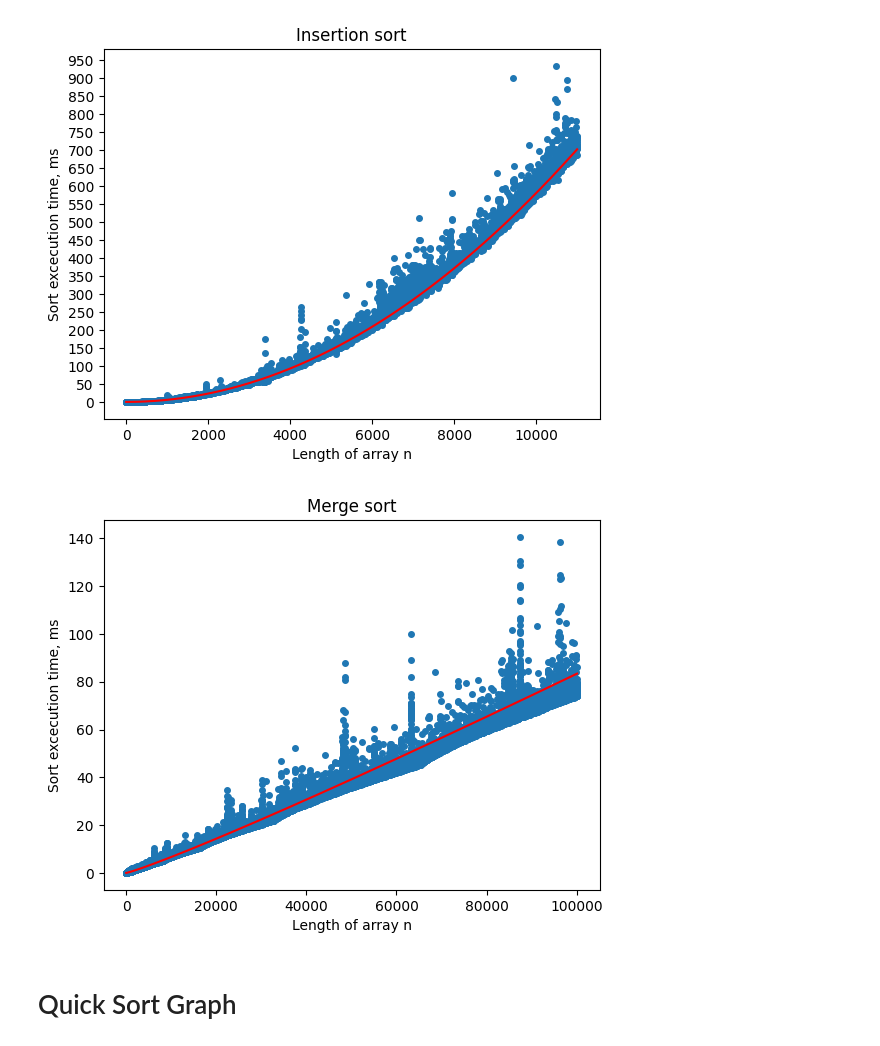
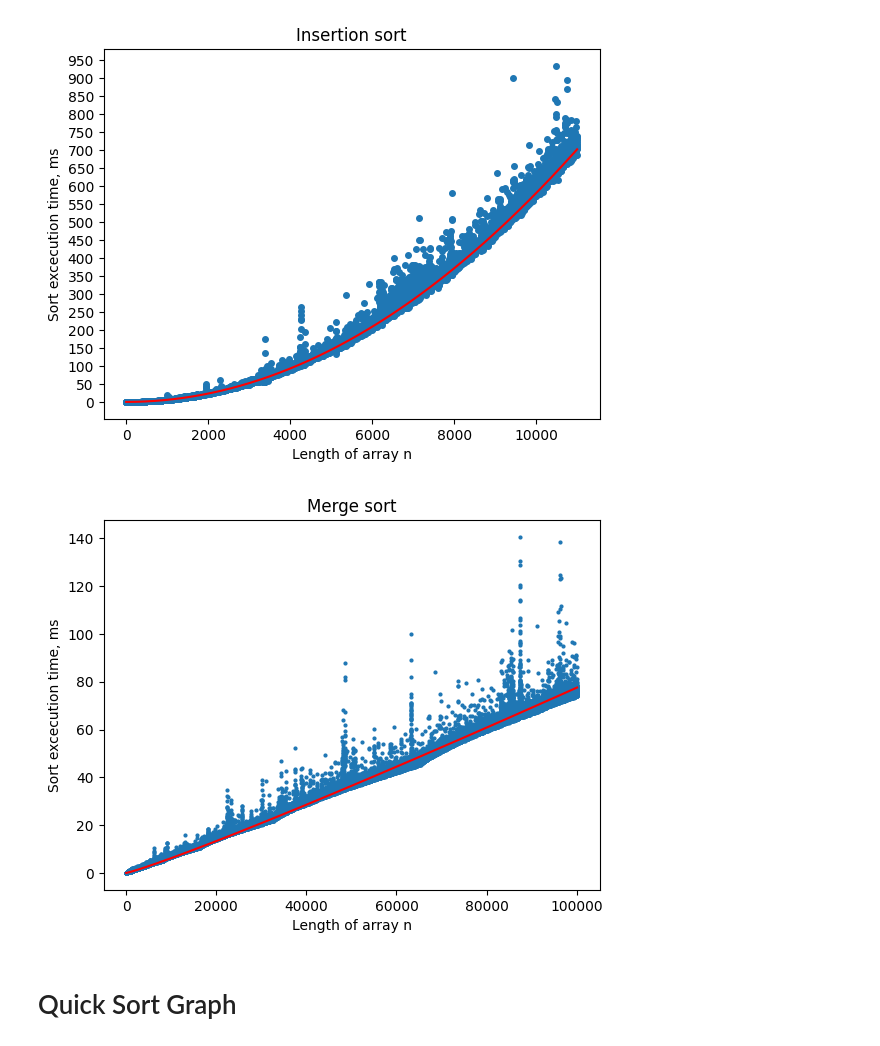
Before and after one commit to Octopupu5/DSAA_HW_sorts, a Jupyter notebook: generator.ipynb, the cells around one changed output. Cells and saved outputs as stored; diff of their text form; code cells hidden in the pictures.

```diff
--- a/generator.ipynb
+++ b/generator.ipynb
@@ -61,6 +62,21 @@ def run_sort(command, input_data):
 #     qsortrange += [float(exec_time)]
 #     text_file.write(exec_time)
 # text_file.close()
+# %%
+stringinsertion = []
+sort_type = 5
+compile_command = f"g++ {types[sort_type]} -o test"
+subprocess.run(compile_command, shell=True)
+exec_command  = "./test"
+text_file = open("sample.txt", "w")
+for n in range(1, 501):
+
+    for m in range(1, 101):
+        input_data = str(n) + '\n' + str(m)
+        exec_time = run_sort(exec_command, input_data)
+        stringinsertion += [float(exec_time)]
+        text_file.write(exec_time)
+text_file.close()
 # %% [markdown]
 # Insertion Sort Graph
 # %%
@@ -84,19 +100,19 @@ plt.show()
 # %%
 x = [n for n in range(1, 100100)]
 y = [1000 * el for el in mergesortrange]
 x1 = np.arange(1, 100100, 0.1)
-y1 = x1 * np.log2(x1) / (2 * 1000 * np.log2(1000))
-plt.plot(x, y, marker='o', markersize=4, linestyle=' ')
+y1 = x1 * np.log2(x1) / (2.15 * 1000 * np.log2(1000))
+plt.plot(x, y, marker='o', markersize=2, linestyle=' ')
 plt.plot(x1, y1, color='red')
 desired_y_ticks = 10
 plt.locator_params(axis='y', nbins=desired_y_ticks)
 plt.plot()
 plt.title('Merge sort')
 plt.xlabel('Length of array n')
 plt.ylabel('Sort excecution time, ms')
 plt.show()
 # %% [output]
-[figure, old version]
+[figure, new version]
 # %% [markdown]
 # Quick Sort Graph
 # %%
```
Also changed, not shown: parts of 3 cells of this notebook, 4 other files.
